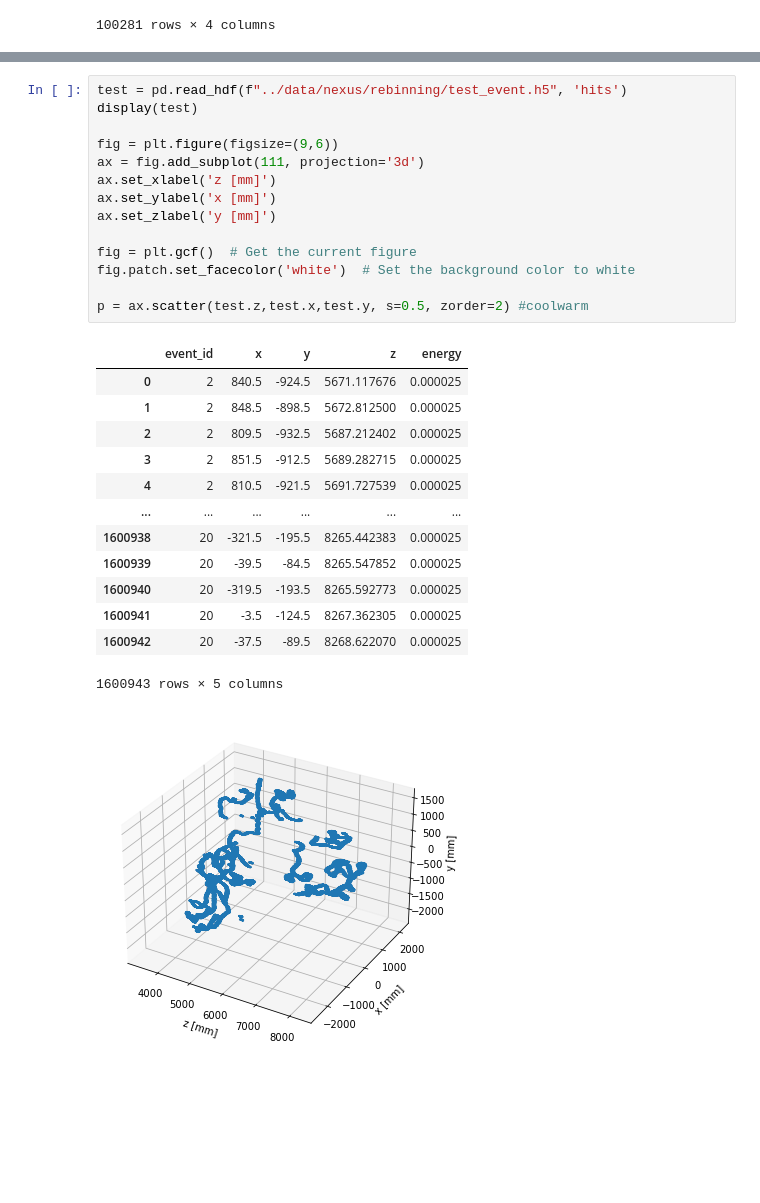
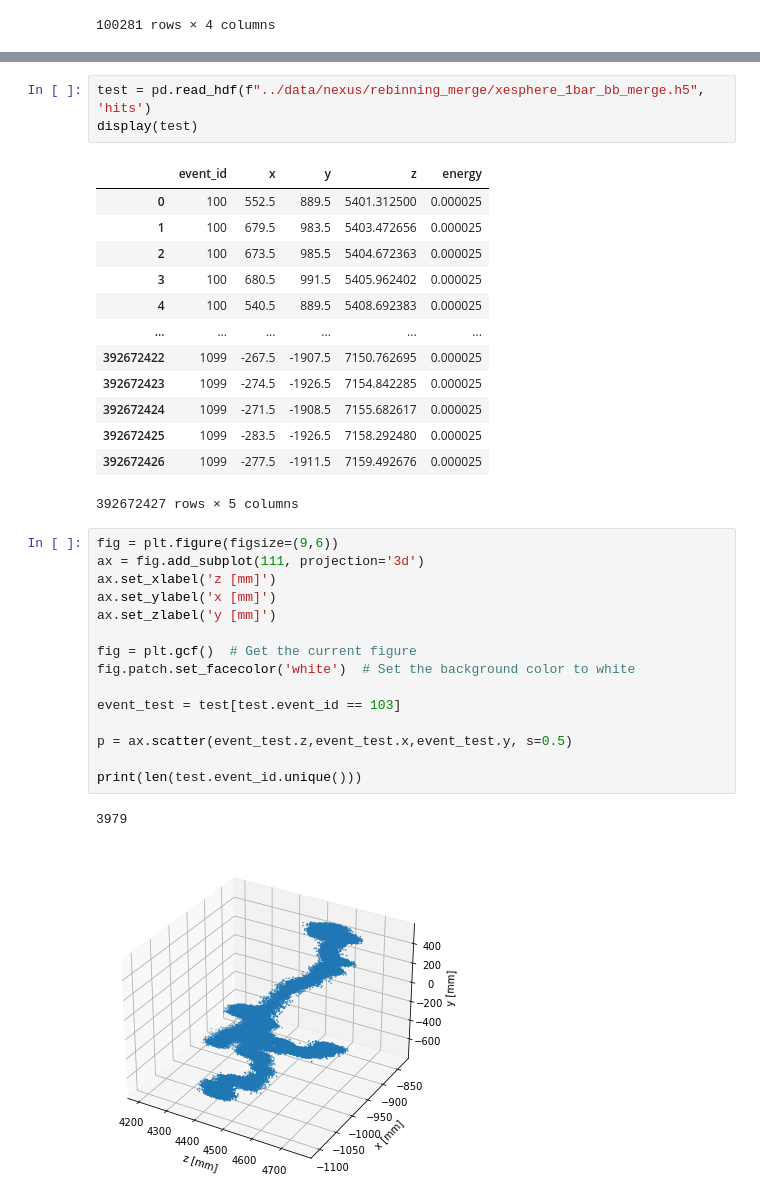
Before and after one commit to kvjmistry/DoubleBeta, a Jupyter notebook: notebooks/DiffuseData.ipynb, the cells around one changed output, grey strips where cells are left out. Saved outputs shown, nothing was run; the diff lists cells and outputs as text; blank space fills up the shorter version.

```diff
--- a/notebooks/DiffuseData.ipynb
+++ b/notebooks/DiffuseData.ipynb
@@ -296,29 +305,35 @@ plt.xlim(4040, 4140)
+# %%
+test = pd.read_hdf(f"../data/nexus/rebinning_merge/xesphere_1bar_bb_merge.h5", 'hits')
+display(test)
+# %% [output]
+|  | event_id | x | y | z | energy |
+| 0 | 100 | 552.5 | 889.5 | 5401.312500 | 0.000025 |
+| 1 | 100 | 679.5 | 983.5 | 5403.472656 | 0.000025 |
+| 2 | 100 | 673.5 | 985.5 | 5404.672363 | 0.000025 |
+| 3 | 100 | 680.5 | 991.5 | 5405.962402 | 0.000025 |
+| 4 | 100 | 540.5 | 889.5 | 5408.692383 | 0.000025 |
+| ... | ... | ... | ... | ... | ... |
+| 392672422 | 1099 | -267.5 | -1907.5 | 7150.762695 | 0.000025 |
+| 392672423 | 1099 | -274.5 | -1926.5 | 7154.842285 | 0.000025 |
+| 392672424 | 1099 | -271.5 | -1908.5 | 7155.682617 | 0.000025 |
+| 392672425 | 1099 | -283.5 | -1926.5 | 7158.292480 | 0.000025 |
+| 392672426 | 1099 | -277.5 | -1911.5 | 7159.492676 | 0.000025 |
+392672427 rows × 5 columns
 # %%
-test = pd.read_hdf(f"../data/nexus/rebinning/test_event.h5", 'hits')
-display(test)
-
 fig = plt.figure(figsize=(9,6))
 ax = fig.add_subplot(111, projection='3d')
 ax.set_xlabel('z [mm]')
 ax.set_ylabel('x [mm]')
 ax.set_zlabel('y [mm]')
 
 fig = plt.gcf()  # Get the current figure
 fig.patch.set_facecolor('white')  # Set the background color to white
 
-p = ax.scatter(test.z,test.x,test.y, s=0.5, zorder=2) #coolwarm
+event_test = test[test.event_id == 103]
+
+p = ax.scatter(event_test.z,event_test.x,event_test.y, s=0.5)
+
+print(len(test.event_id.unique()))
 # %% [output]
-|  | event_id | x | y | z | energy |
-| 0 | 2 | 840.5 | -924.5 | 5671.117676 | 0.000025 |
-| 1 | 2 | 848.5 | -898.5 | 5672.812500 | 0.000025 |
-| 2 | 2 | 809.5 | -932.5 | 5687.212402 | 0.000025 |
-| 3 | 2 | 851.5 | -912.5 | 5689.282715 | 0.000025 |
-| 4 | 2 | 810.5 | -921.5 | 5691.727539 | 0.000025 |
-| ... | ... | ... | ... | ... | ... |
-| 1600938 | 20 | -321.5 | -195.5 | 8265.442383 | 0.000025 |
-| 1600939 | 20 | -39.5 | -84.5 | 8265.547852 | 0.000025 |
-| 1600940 | 20 | -319.5 | -193.5 | 8265.592773 | 0.000025 |
-| 1600941 | 20 | -3.5 | -124.5 | 8267.362305 | 0.000025 |
-| 1600942 | 20 | -37.5 | -89.5 | 8268.622070 | 0.000025 |
-1600943 rows × 5 columns
+3979
-[figure, old version]
+[figure, new version]
```
Also changed, not shown: parts of 7 cells of this notebook, 1 other file.
